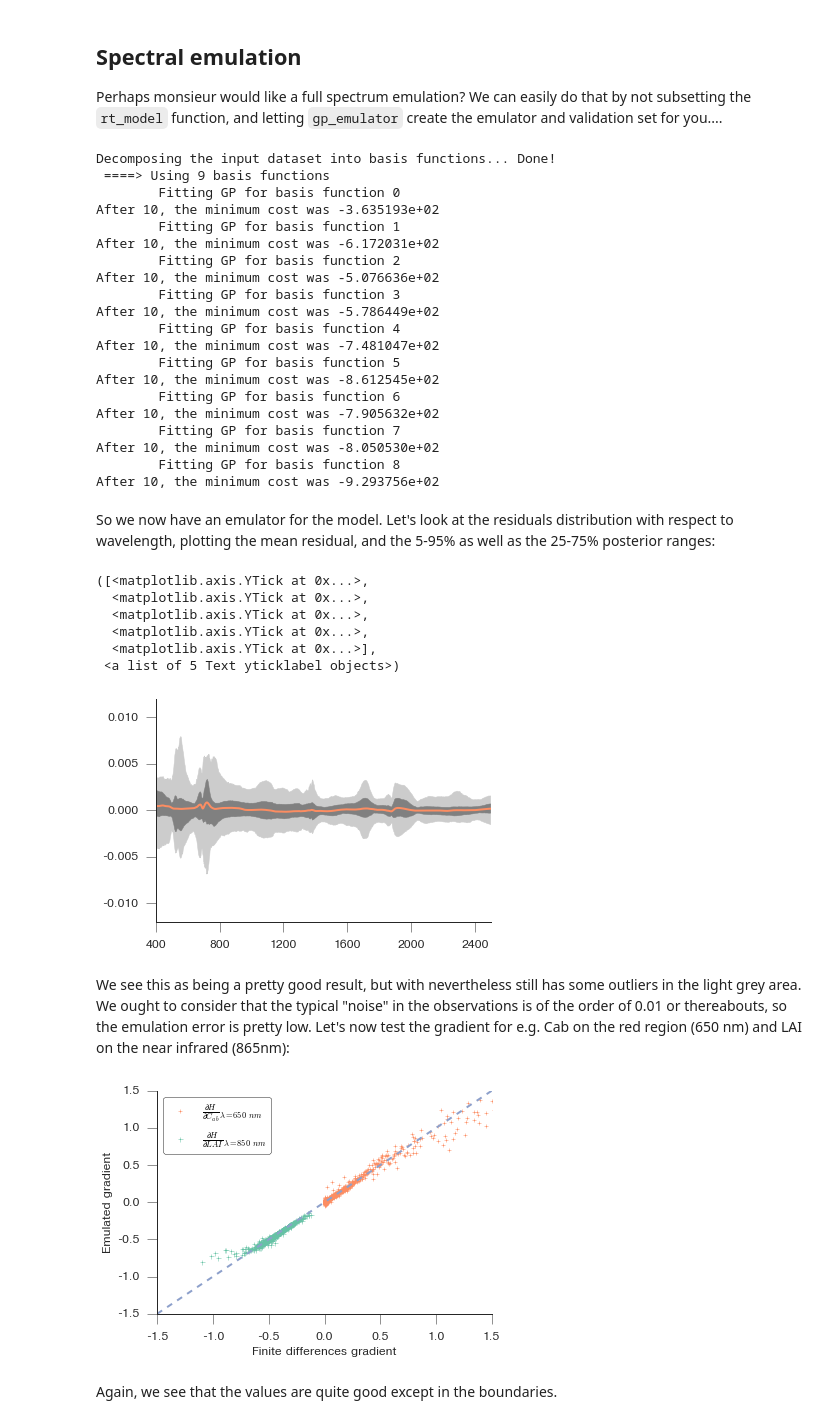
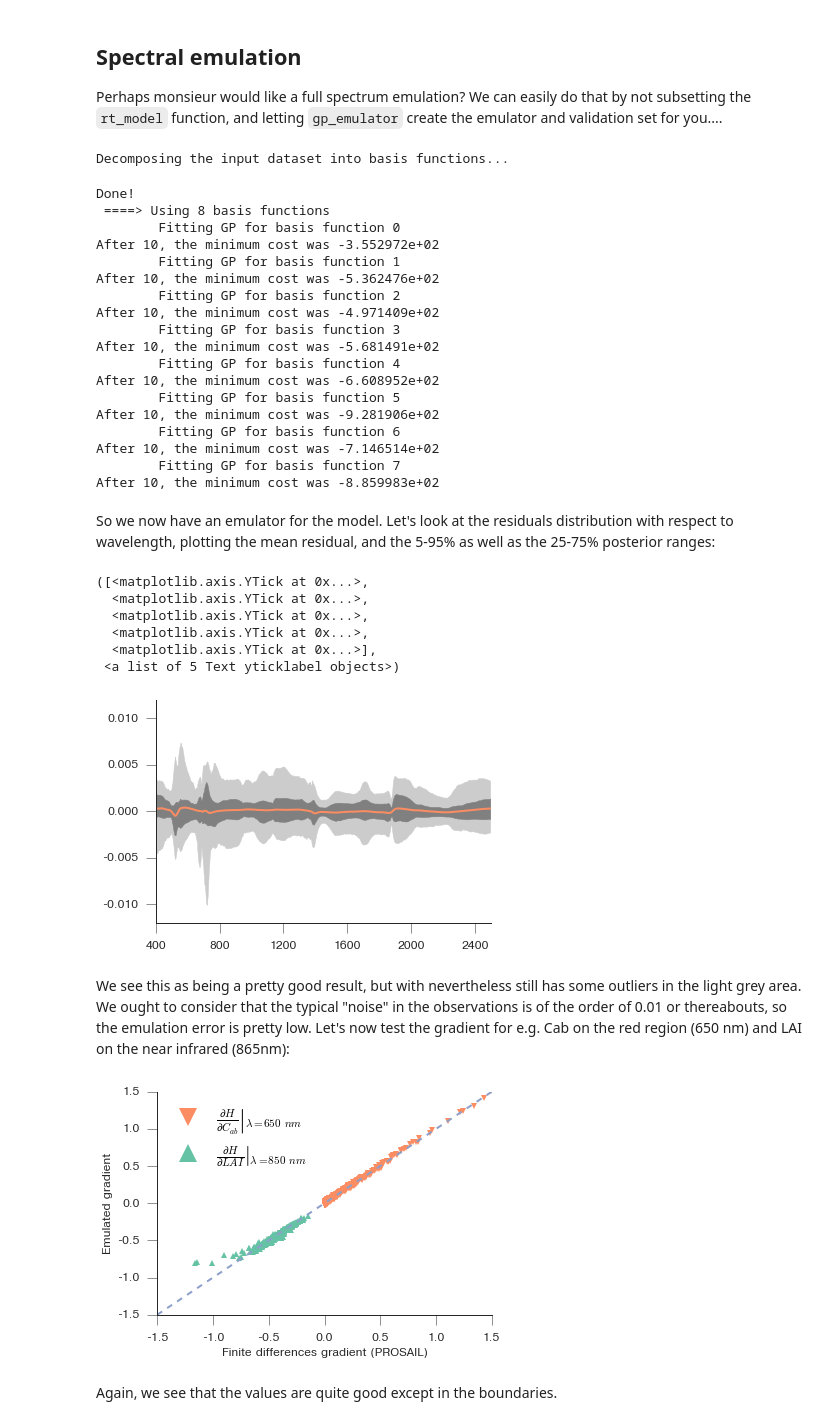
Before and after one commit to jgomezdans/gp_emulator, a Jupyter notebook: notebooks/Emulation_playground.ipynb, the cells around one changed output. Drawn from its saved outputs; the diff is of its cells as text; code cells hidden in the pictures.

```diff
--- a/notebooks/Emulation_playground.ipynb
+++ b/notebooks/Emulation_playground.ipynb
@@ -326,30 +397,31 @@ for i in ignores:
 
 Perhaps monsieur would like a full spectrum emulation? We can easily do that by not subsetting the ``rt_model`` function, and letting ``gp_emulator`` create the emulator and validation set for you....
 # %%
+n_train = 300
+n_validate = 1000
 x = gp_emulator.create_emulator_validation ( rt_model, parameters, min_vals, max_vals,
                                 n_train, n_validate, do_gradient=True,
                                 n_tries=10, args=(30, 0, 0) )
 # %% [output]
-Decomposing the input dataset into basis functions... Done!
- ====> Using 9 basis functions
-        Fitting GP for basis function 0
-After 10, the minimum cost was -3.635193e+02
-        Fitting GP for basis function 1
-After 10, the minimum cost was -6.172031e+02
-        Fitting GP for basis function 2
-After 10, the minimum cost was -5.076636e+02
-        Fitting GP for basis function 3
-After 10, the minimum cost was -5.786449e+02
-        Fitting GP for basis function 4
-After 10, the minimum cost was -7.481047e+02
-        Fitting GP for basis function 5
-After 10, the minimum cost was -8.612545e+02
-        Fitting GP for basis function 6
-After 10, the minimum cost was -7.905632e+02
-        Fitting GP for basis function 7
-After 10, the minimum cost was -8.050530e+02
-        Fitting GP for basis function 8
-After 10, the minimum cost was -9.293756e+02
+Decomposing the input dataset into basis functions...
+Done!
+ ====> Using 8 basis functions
+        Fitting GP for basis function 0
+After 10, the minimum cost was -3.552972e+02
+        Fitting GP for basis function 1
+After 10, the minimum cost was -5.362476e+02
+        Fitting GP for basis function 2
+After 10, the minimum cost was -4.971409e+02
+        Fitting GP for basis function 3
+After 10, the minimum cost was -5.681491e+02
+        Fitting GP for basis function 4
+After 10, the minimum cost was -6.608952e+02
+        Fitting GP for basis function 5
+After 10, the minimum cost was -9.281906e+02
+        Fitting GP for basis function 6
+After 10, the minimum cost was -7.146514e+02
+        Fitting GP for basis function 7
+After 10, the minimum cost was -8.859983e+02
 # %% [markdown]
 So we now have an emulator for the model. Let's look at the residuals distribution with respect to wavelength, plotting the mean residual, and the 5-95% as well as the 25-75% posterior ranges:
 # %%
@@ -372,20 +444,27 @@ plt.yticks([-0.01, -0.005, 0, 0.005, 0.01])
   <matplotlib.axis.YTick at 0x...>,
   <matplotlib.axis.YTick at 0x...>],
  <a list of 5 Text yticklabel objects>)
-[figure, old version]
+[figure, new version]
 # %% [markdown]
 We see this as being a pretty good result, but with nevertheless still has some outliers in the light grey area. We ought to consider that the typical "noise" in the observations is of the order of 0.01 or thereabouts, so the emulation error is pretty low. Let's now test the gradient for e.g. Cab on the red region (650 nm) and LAI on the near infrared (865nm):
 # %%
-plt.plot ( x[3][:,1,250],  x[5][:, 1,250], '+', ms=4, label=r'$\frac{\partial H}{\partial C_{ab}}_{\lambda=650\,nm}$')
-plt.plot ( x[3][:,6,465],  x[5][:,6,465], '+', ms=5, label=r'$\frac{\partial H}{\partial LAI}_{\lambda=850\,nm}$')
+passer = np.abs( x[3][:,1,250]-x[5][:,1,250] ) < 0.03
+plt.plot ( x[3][passer,1,250],  x[5][passer, 1,250], 'v', rasterized=True, mec="none", ms=6,
+          label=r'$\left.\frac{\partial H}{\partial C_{ab}}\right|_{\lambda=650\,nm}$')
+
+passer = np.abs( x[3][:,6,250]-x[5][:,6,250] ) < 0.01
+plt.plot ( x[3][passer,6,465],  x[5][passer,6,465], '^',  rasterized=True, mec="none", ms=6,
+          label=r'$\left.\frac{\partial H}{\partial LAI}\right|_{\lambda=850\,nm}$')
 plt.xlim ( -1.5, 1.5)
 plt.ylim ( -1.5, 1.5)
 plt.plot([-1.5, 1.5], [-1.5, 1.5], '--' )
-plt.xlabel ( "Finite differences gradient")
+plt.xlabel ( "Finite differences gradient (PROSAIL)")
 plt.ylabel("Emulated gradient")
-plt.legend(loc='best', numpoints=1 )
+plt.legend(loc='best', numpoints=1, fontsize=16, markerscale=3, frameon=False )
 pretty_axes(plt.gca())
+plt.savefig("spectral_gradient_prosail.pdf", dpi=600, bbox_inches="tight", rasterize=True )
+plt.savefig("spectral_gradient_prosail.png", dpi=600, bbox_inches="tight", rasterize=True )
 # %% [output]
-[figure, old version]
+[figure, new version]
 # %% [markdown]
 Again, we see that the values are quite good except in the boundaries.
```
Also changed, not shown: parts of 15 cells of this notebook.
